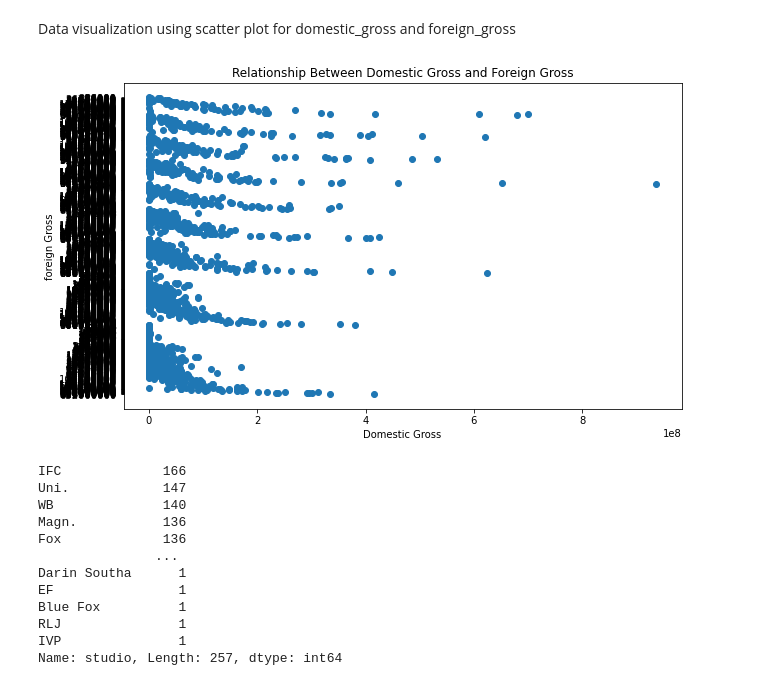
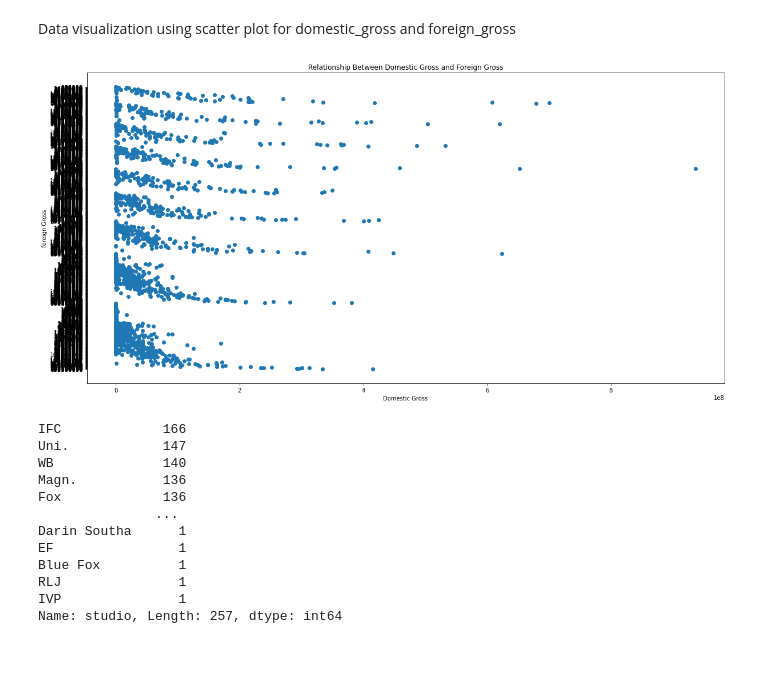
Before and after one commit to Pamela-Chebii/pam_movie_analysis, a Jupyter notebook: student.ipynb, the cells around one changed output. Saved outputs shown, nothing was run; the diff lists cells and outputs as text; code cells hidden in the pictures; blank space fills up the shorter version.

```diff
--- a/student.ipynb
+++ b/student.ipynb
@@ -220,28 +220,21 @@ dtype: int64
 Data visualization using scatter plot for domestic_gross and foreign_gross
 # %%
 # Creating Scatter plot
-"""
-bom_movie_gross_clean.plot.scatter(x= bom_movie_gross_clean['domestic_gross'],
-                                   y=bom_movie_gross_clean['foreign_gross'],
-                                   title='Scatter Plot')
-
-plt.show()
-"""
 scatter_plot_title = 'Relationship Between Domestic Gross and Foreign Gross'
 domestic_gross_label = 'Domestic Gross'
 foreign_gross_label = 'foreign Gross'
 domestic_gross = bom_movie_gross_clean['domestic_gross']
 foreign_gross = bom_movie_gross_clean['foreign_gross']
 # YOUR CODE HERE
-tackle_figure, ax = plt.subplots(figsize=(10,6))
+tackle_figure, ax = plt.subplots(figsize=(20,10))
 ax.scatter(domestic_gross, foreign_gross)
 ax.set_xlabel(domestic_gross_label)
 ax.set_ylabel(foreign_gross_label)
 ax.set_title(scatter_plot_title)
 
 plt.show()
 # %% [output]
-[figure, old version]
+[figure, new version]
 # %%
 # code to display the different studios that produces movies and their numbers
 
```
